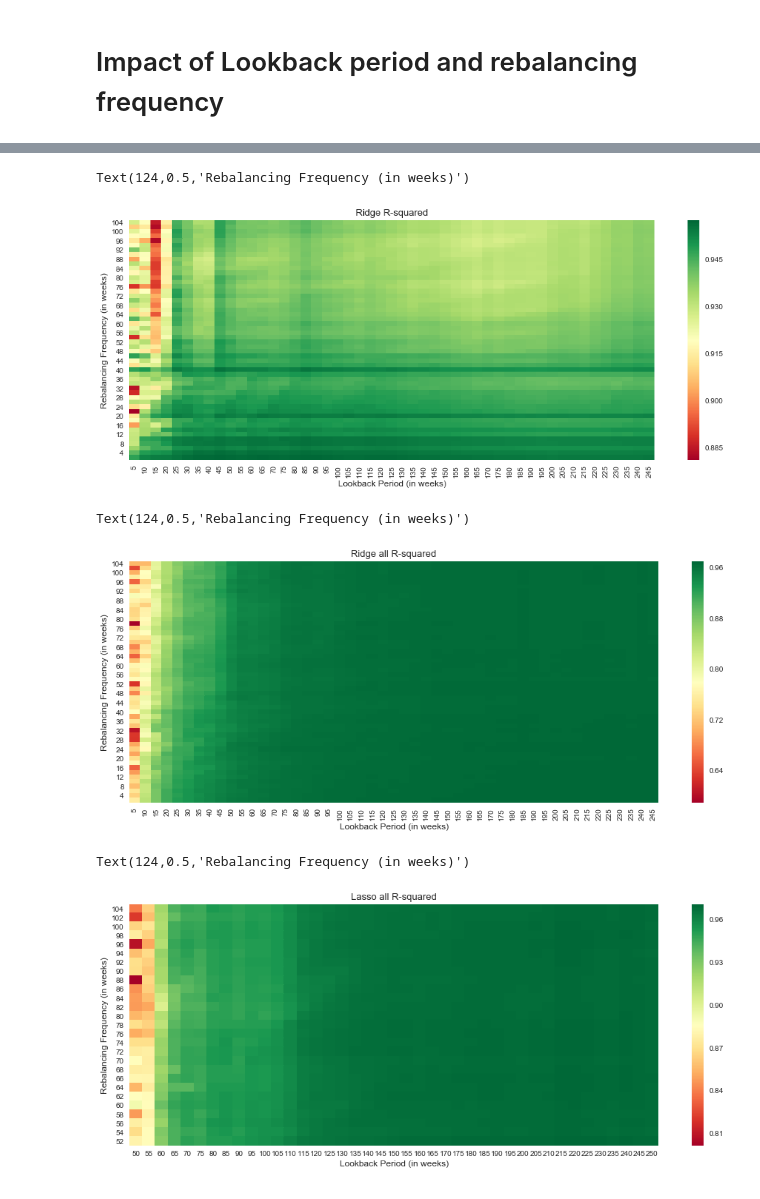
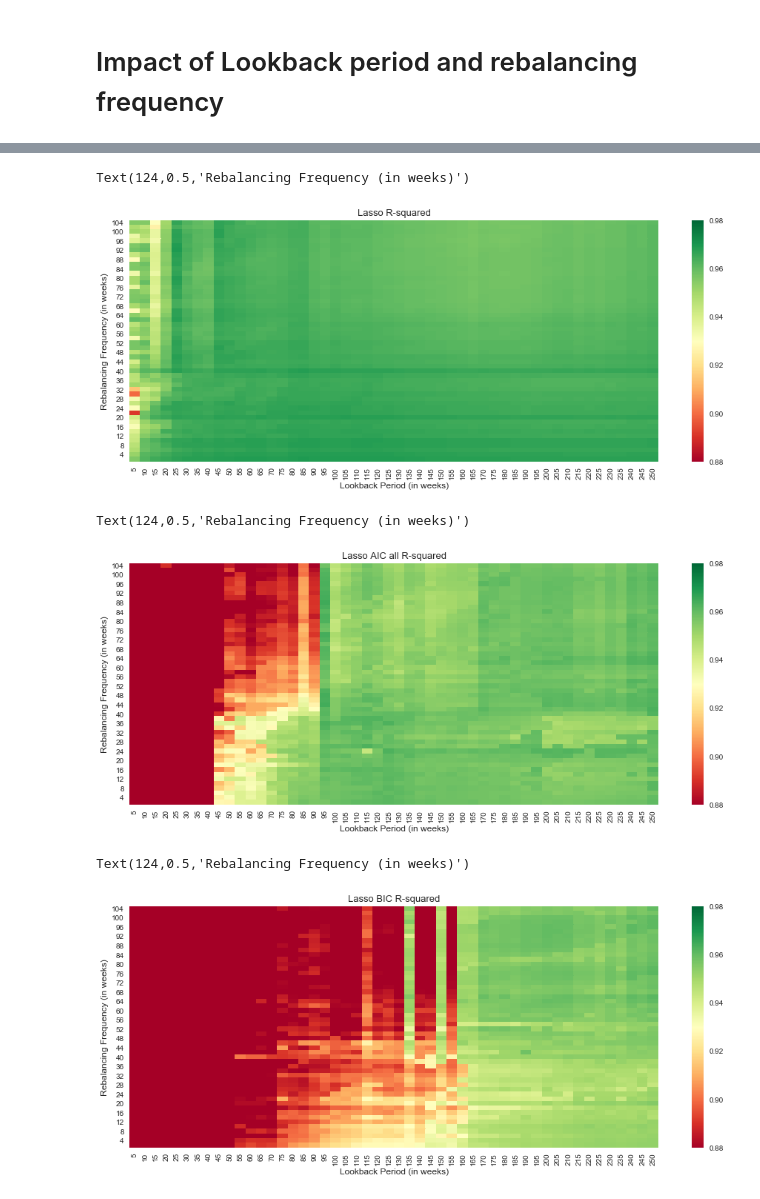
Before and after one commit to gwigniolle/Hedge-Fund-Replication, a Jupyter notebook: OLS Regression on SX5E.ipynb, the cells around one changed output, grey strips where cells are left out. Drawn from its saved outputs; the diff is of its cells as text; code cells hidden in the pictures.

```diff
--- a/OLS Regression on SX5E.ipynb
+++ b/OLS Regression on SX5E.ipynb
@@ -538,3 +613,12 @@ for lookback in lookback_list:
 te_ols = te_ols.reindex_axis(sorted(te_ols.columns), axis=1).sort_index(ascending=False)
 r2_ols = r2_ols.reindex_axis(sorted(r2_ols.columns), axis=1).sort_index(ascending=False)
 correl_ols = correl_ols.reindex_axis(sorted(correl_ols.columns), axis=1).sort_index(ascending=False)
+# %%
+vmin = 0.88
+vmax = 0.98
+center = (vmin + vmax) / 2.
+fig, ax = plt.subplots(figsize=(16,6))
+sns.heatmap(r2_ols, ax=ax, cmap='RdYlGn', vmin=vmin, vmax=vmax, center=center)
+ax.set_title('OLS R-squared', fontsize=13)
+ax.set_xlabel("Lookback Period (in weeks)", fontsize=12)
+ax.set_ylabel("Rebalancing Frequency (in weeks)", fontsize=12)
@@ -640,10 +844,10 @@ correl_ridge = correl_ridge.reindex_axis(sorted(correl_ridge.columns), axis=1).s
 # %%
 fig, ax = plt.subplots(figsize=(16,6))
-sns.heatmap(r2_ridge.loc[:,:].sort_index(ascending=False), ax=ax, cmap='RdYlGn')
-ax.set_title('Ridge R-squared', fontsize=13)
+sns.heatmap(r2_lasso, ax=ax, cmap='RdYlGn', vmin=vmin, vmax=vmax, center=center)
+ax.set_title('Lasso R-squared', fontsize=13)
 ax.set_xlabel("Lookback Period (in weeks)", fontsize=12)
 ax.set_ylabel("Rebalancing Frequency (in weeks)", fontsize=12)
 # %% [output]
 Text(124,0.5,'Rebalancing Frequency (in weeks)')
-[figure, old version]
+[figure, new version]
 # %%
@@ -691,33 +889,25 @@ correl_ridge_all = correl_ridge_all.reindex_axis(sorted(correl_ridge_all.columns
 # %%
 fig, ax = plt.subplots(figsize=(16,6))
-sns.heatmap(r2_ridge_all.loc[:,:].sort_index(ascending=False), ax=ax, cmap='RdYlGn')
-ax.set_title('Ridge all R-squared', fontsize=13)
+sns.heatmap(r2_lasso_aic, ax=ax, cmap='RdYlGn', vmin=vmin, vmax=vmax, center=center)
+ax.set_title('Lasso AIC all R-squared', fontsize=13)
 ax.set_xlabel("Lookback Period (in weeks)", fontsize=12)
 ax.set_ylabel("Rebalancing Frequency (in weeks)", fontsize=12)
 # %% [output]
 Text(124,0.5,'Rebalancing Frequency (in weeks)')
-[figure, old version]
+[figure, new version]
 # %%
 df_l = prices.loc[replication.index][["BNPIFEU"]]
 
-prices_lg = pd.read_csv(r"financial_data/bnp_data_long_term.csv", index_col=0, parse_dates=True, dayfirst=True)[['BNPIFEU',
-                            'BNPIFUS', 'BNPIFJP', 'BNPIFCN', 'BNPIFFR', 'BNPIFGE', 'BNPIFGB', 'BNPIFCH', 'BNPIFKR',
-                            'BNPIFUSC', 'BNPIFBR', 'BNPIFAU', 'BNPIFHK', 'BNPIFTW', 'BNPIFSG', 'BNPIFIT', 'BNPIFSP',
-                            'BNPIFSW', 'BNPIFNE', 'BNPIFRU', 'BNPIFEM', 'BNPIFJT', 'BPFXEUR1', 'BPFXGBP1', 'BPFXCHF1',
-                            'BPFXJPY1', 'BPFXAUD1', 'BPFXNZD1', 'BPFXNOK1', 'BPFXSEK1', 'BPFXCAD1', 'BPFXCZK1',
-                            'BPFXPLN1', 'BPFXHUF1', 'BPFXTRY1', 'BPFXZAR1', 'BPFXSGD1', 'BPFXMXN1', 'BPFXINR1',
-                            'BPFXKRW1', 'BPFXPHP1', 'BPFXTWD1', 'BPFXBRL1', 'BPFXCLP1', 'BPFXCOP1']]
-
-returns_lg = prices_lg.resample("7D").first().pct_change().dropna()
-prices_for_track_lg = prices_lg.iloc[-2570:].drop("BNPIFEU", axis=1)
+returns_lg = prices_lg_all.resample("7D").first().pct_change().dropna()
+prices_for_track_lg = prices_lg_all.iloc[-2570:].drop("BNPIFEU", axis=1)
 
 
 lookback_list = range(5, 251, 5)
 freq_list = range(2, 105, 2)
 
-te_lasso_all = pd.DataFrame(index=freq_list)
-r2_lasso_all = pd.DataFrame(index=freq_list)
-correl_lasso_all = pd.DataFrame(index=freq_list)
+te_lasso_bic = pd.DataFrame(index=freq_list)
+r2_lasso_bic = pd.DataFrame(index=freq_list)
+correl_lasso_bic = pd.DataFrame(index=freq_list)
 
 for lookback in lookback_list:
     sx5e_lg = returns_lg[["BNPIFEU"]].iloc[-513-lookback:]
@@ -725,7 +915,7 @@ for lookback in lookback_list:
 
     for frequency in freq_list:
 
-        df_weight_lasso = lasso_regression(sx5e_lg, bch_lg, lookback, frequency)
+        df_weight_lasso, _ = lasso_regression_ic(sx5e_lg, bch_lg, lookback, frequency, criterion='bic', plot_lambda=False)
         replication_lasso = make_track(prices_for_track_lg, df_weight_lasso)
         df_l['Lasso'] = replication_lasso
 
@@ -734,19 +924,19 @@ for lookback in lookback_list:
         feu = returns_track['BNPIFEU']
         returns_track = returns_track.drop('BNPIFEU', axis=1)
 
-        te_lasso_all.loc[frequency, lookback] = (returns_track.T - feu.values).std(axis=1).iloc[0]
-        r2_lasso_all.loc[frequency, lookback] = 1 - ((returns_track.T - feu.values).var(axis=1) / feu.values.var()).iloc[0]
-        correl_lasso_all.loc[frequency, lookback] = corr
+        te_lasso_bic.loc[frequency, lookback] = (returns_track.T - feu.values).std(axis=1).iloc[0]
+        r2_lasso_bic.loc[frequency, lookback] = 1 - ((returns_track.T - feu.values).var(axis=1) / feu.values.var()).iloc[0]
+        correl_lasso_bic.loc[frequency, lookback] = corr
 
-te_lasso_all = te_lasso_all.reindex_axis(sorted(te_lasso_all.columns), axis=1).sort_index(ascending=False)
-r2_lasso_all = r2_lasso_all.reindex_axis(sorted(r2_lasso_all.columns), axis=1).sort_index(ascending=False)
-correl_lasso_all = correl_lasso_all.reindex_axis(sorted(correl_lasso_all.columns), axis=1).sort_index(ascending=False)
+te_lasso_bic = te_lasso_bic.reindex_axis(sorted(te_lasso_bic.columns), axis=1).sort_index(ascending=False)
+r2_lasso_bic = r2_lasso_bic.reindex_axis(sorted(r2_lasso_bic.columns), axis=1).sort_index(ascending=False)
+correl_lasso_bic = correl_lasso_bic.reindex_axis(sorted(correl_lasso_bic.columns), axis=1).sort_index(ascending=False)
 # %%
 fig, ax = plt.subplots(figsize=(16,6))
-sns.heatmap(r2_lasso_all.loc[:52,50:].sort_index(ascending=False), ax=ax, cmap='RdYlGn')
-ax.set_title('Lasso all R-squared', fontsize=13)
+sns.heatmap(r2_lasso_bic, ax=ax, cmap='RdYlGn', vmin=vmin, vmax=vmax, center=center)
+ax.set_title('Lasso BIC R-squared', fontsize=13)
 ax.set_xlabel("Lookback Period (in weeks)", fontsize=12)
 ax.set_ylabel("Rebalancing Frequency (in weeks)", fontsize=12)
 # %% [output]
 Text(124,0.5,'Rebalancing Frequency (in weeks)')
-[figure, old version]
+[figure, new version]
```
Also changed, not shown: parts of 32 cells of this notebook, 2 other files.
